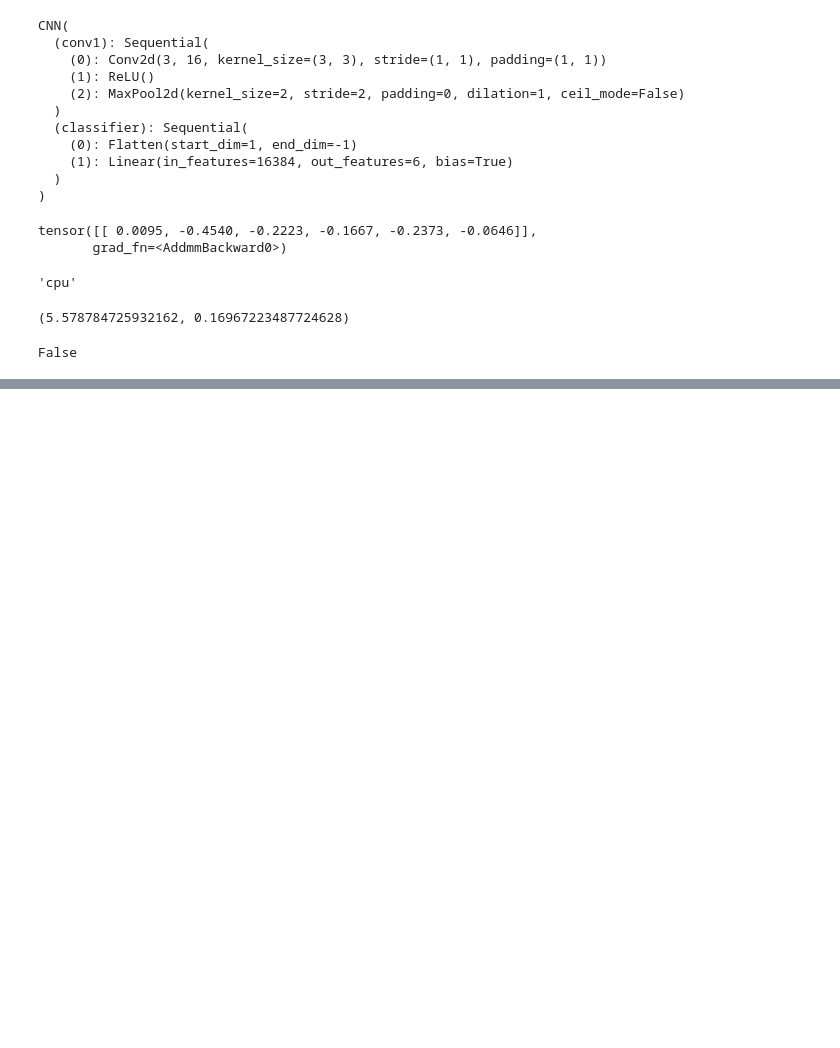
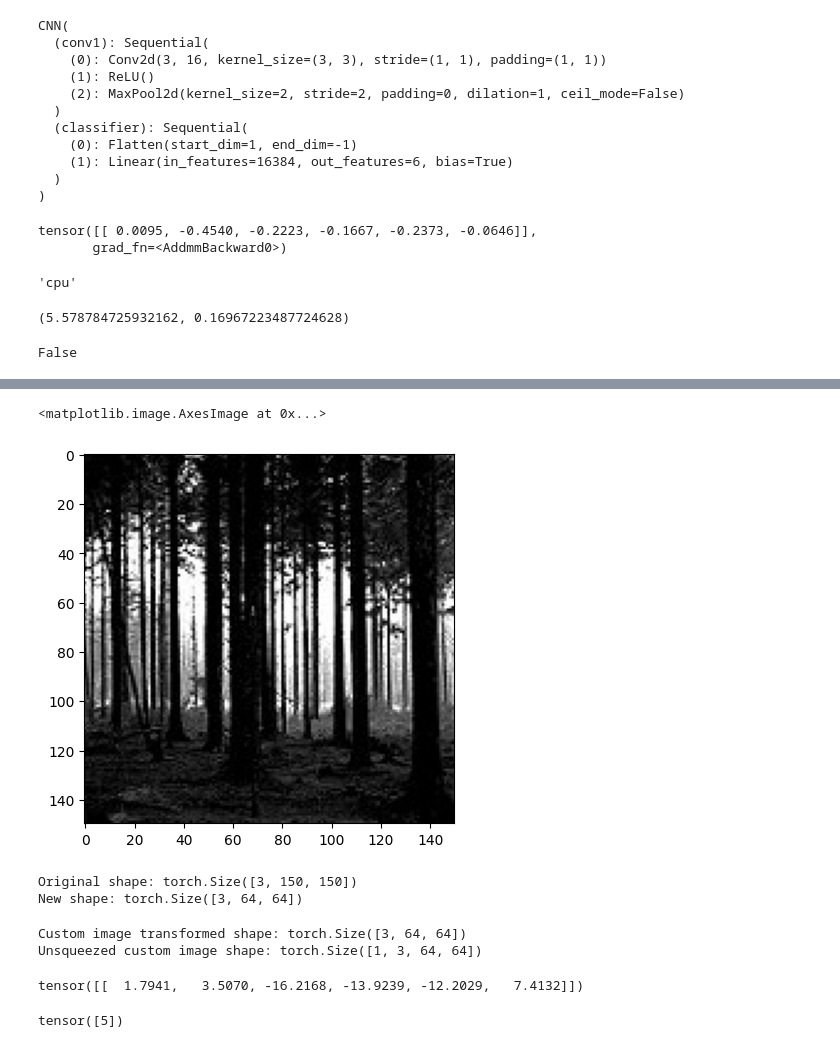
Before and after one commit to BrayanQuintero123/proyectoNavie, a Jupyter notebook: VisualizationData1.ipynb, the cells around one changed output, grey strips where cells are left out. Cells and saved outputs as stored; diff of their text form; code cells hidden in the pictures; blank space fills up the shorter version.

Commit message:
first model

```diff
--- a/VisualizationData1.ipynb
+++ b/VisualizationData1.ipynb
@@ -214,0 +233,5 @@ False
+# %%
+image_path_glob = Path("data/seg_pred")
+print(image_path_glob)
+image_path_list = list(image_path_glob.glob("*/*.jpg")) #obtain all the images paths in the folder
+print(len(image_path_list))
@@ -214,0 +241,11 @@ False
+# %%
+# select and image from the seg_pred folder
+
+# custom_image_pred_path = Path("data/seg_pred/seg_pred/3.jpg") <- firs example
+
+custom_image = torchvision.io.read_image(str(random.choice(image_path_list))).type(torch.float32)
+custom_image = custom_image / 255.
+
+print(f"Custom image tensor:\n{custom_image}\n")
+print(f"Custom image shape: {custom_image.shape}\n")
+print(f"Custom image dtype: {custom_image.dtype}")
@@ -214,0 +270,42 @@ False
+# %%
+plt.imshow(custom_image.permute(1, 2, 0))
+# %% [output]
+<matplotlib.image.AxesImage at 0x...>
+[figure, added]
+# %%
+custom_transform = transforms.Compose([
+    transforms.Resize(size=(64, 64))
+])
+
+custom_image_transforms = custom_transform(custom_image)
+# Print out original shape and new shape
+print(f"Original shape: {custom_image.shape}")
+print(f"New shape: {custom_image_transforms.shape}")
+# %% [output]
+Original shape: torch.Size([3, 150, 150])
+New shape: torch.Size([3, 64, 64])
+# %%
+#eval in our model
+model.eval()
+with torch.no_grad():
+    custom_image_transformed_with_batch_size = custom_image_transforms.unsqueeze(0)
+
+    # Print out different shapes
+    print(f"Custom image transformed shape: {custom_image_transforms.shape}")
+    print(f"Unsqueezed custom image shape: {custom_image_transformed_with_batch_size.shape}")
+
+    # Make a prediction on image with an extra dimension
+    custom_image_pred = model(custom_image_transforms.unsqueeze(dim=0).to(device))
+# %% [output]
+Custom image transformed shape: torch.Size([3, 64, 64])
+Unsqueezed custom image shape: torch.Size([1, 3, 64, 64])
+# %%
+custom_image_pred
+# %% [output]
+tensor([[  1.7941,   3.5070, -16.2168, -13.9239, -12.2029,   7.4132]])
+# %%
+custom_image_pred_probs = torch.softmax(custom_image_pred, dim=1)
+custom_image_pred_labels = torch.argmax(custom_image_pred, dim=1)
+custom_image_pred_labels
+# %% [output]
+tensor([5])
```
Also changed, not shown: parts of 4 cells of this notebook, 2 other files.
